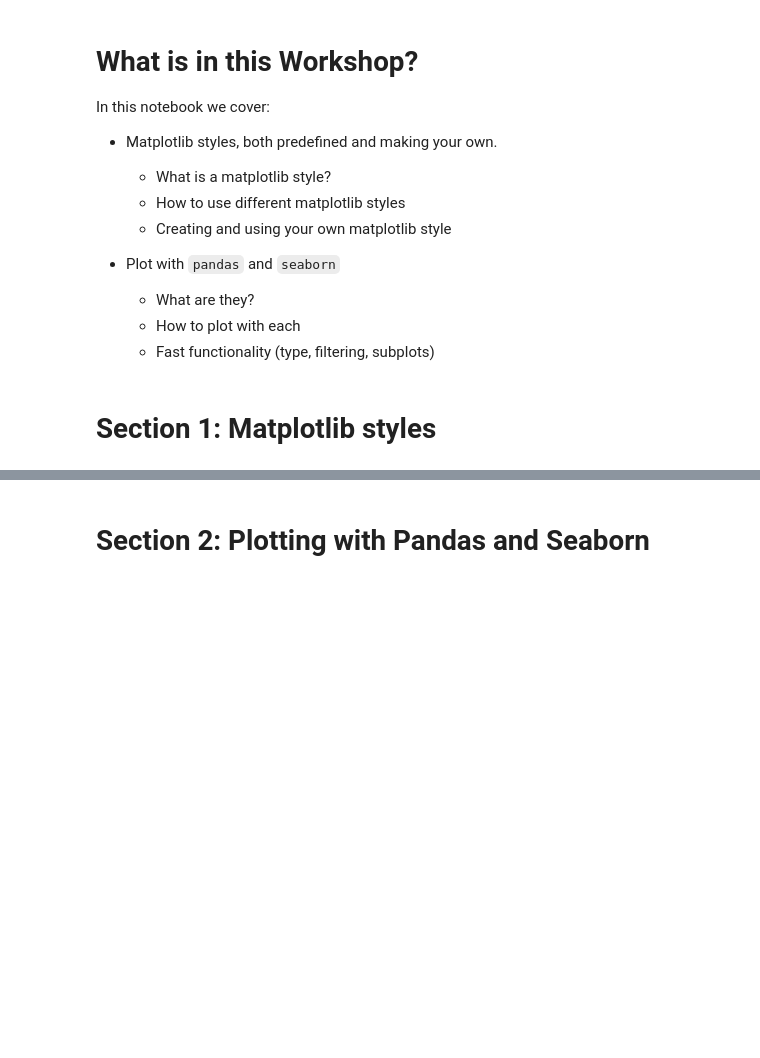
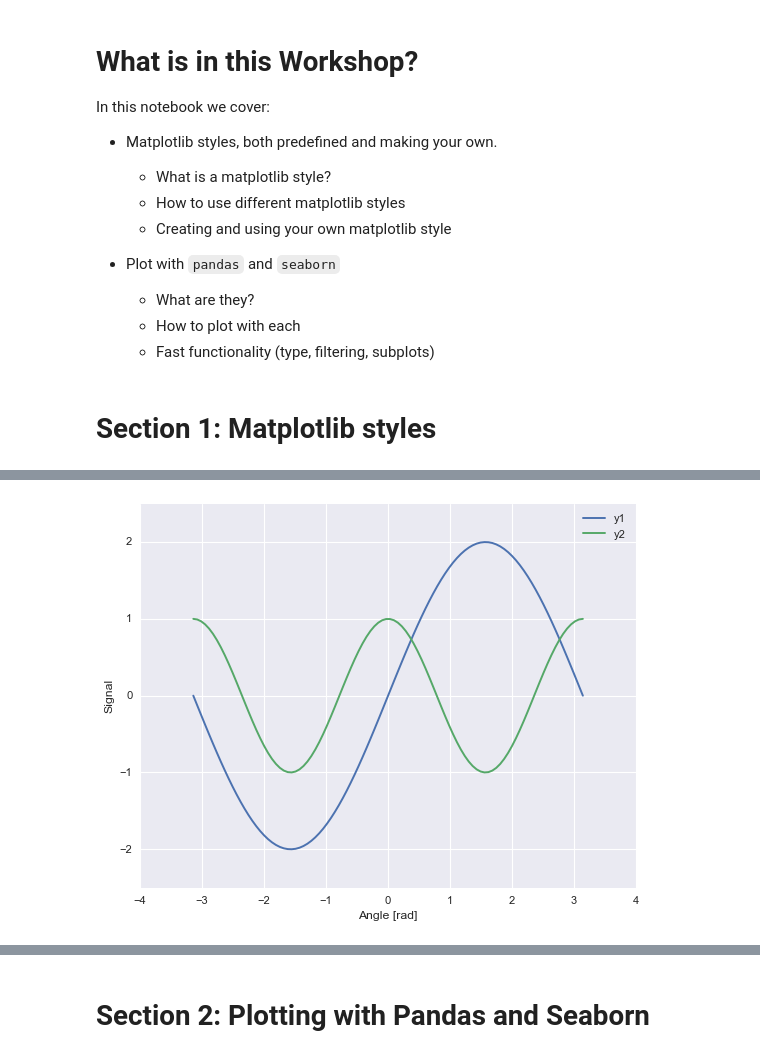
Before and after one commit to GuckLab/SciViz, a Jupyter notebook: workshops/WS3_styles_and_pd-sns.ipynb, the cells around one changed output, grey strips where cells are left out. Saved outputs shown, nothing was run; the diff lists cells and outputs as text; code cells hidden in the pictures; blank space fills up the shorter version.

```diff
--- a/workshops/WS3_styles_and_pd-sns.ipynb
+++ b/workshops/WS3_styles_and_pd-sns.ipynb
@@ -46,0 +87,5 @@ import numpy as np
+# %%
+plt.style.use('seaborn')
+plot_demo_figure(x, y1, y2)
+# %% [output]
+[figure, added]
```
Also changed, not shown: parts of 21 cells of this notebook, 3 other files.
